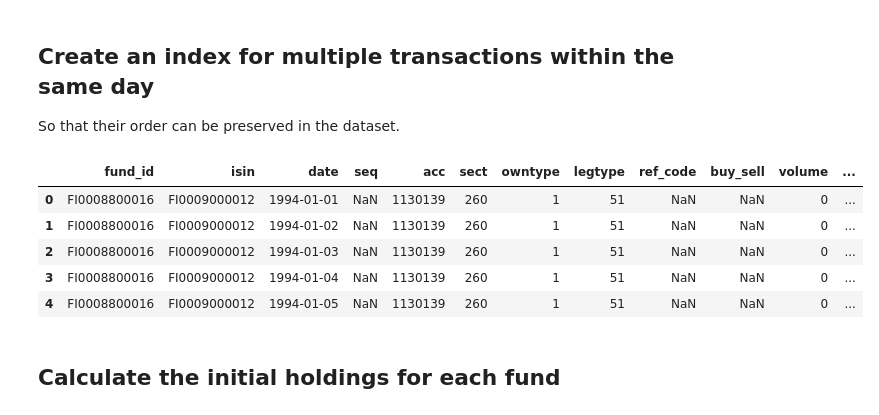
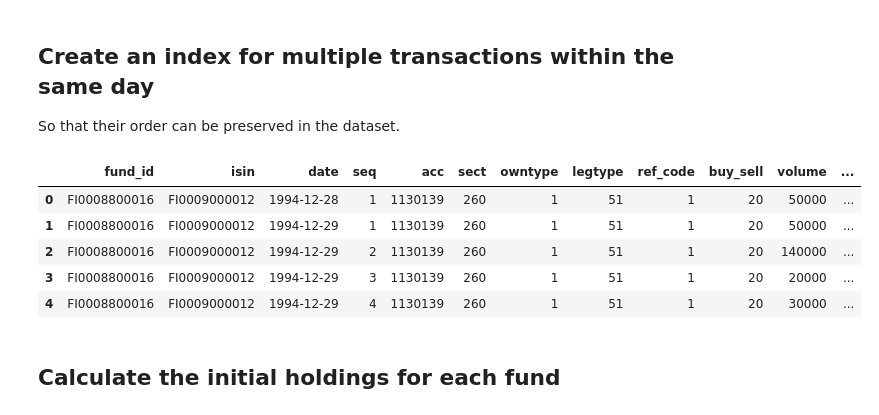
Before and after one commit to xxPeterxx/MutualFund, a Jupyter notebook: Analysis.ipynb, the cells around one changed output. Cells and saved outputs as stored; diff of their text form; code cells hidden in the pictures.

```diff
--- a/Analysis.ipynb
+++ b/Analysis.ipynb
@@ -981,43 +981,43 @@ def expand_panel(temp):
     temp_first_rows.drop('date', axis=1, inplace=True)
 
     # Create an entry for the first day
-    if First_Day <>"":
+    if First_Day != "":
         temp_first_rows.loc[dt.datetime.strptime(First_Day, '%Y-%b-%d')] = np.nan
         temp_first_rows.sort_index(inplace=True)
 
     # Up-sample
     ts_daily = temp_first_rows.resample('D')
 
     lst_fill = ['acc', 'sect', 'owntype', 'legtype']
     for x in lst_fill:
         ts_daily[x] = ts_daily[x].fillna(method='ffill')
         ts_daily[x] = ts_daily[x].fillna(method='bfill')
     lst_fill = ['volume']
     for x in lst_fill:
         ts_daily[x] = ts_daily[x].fillna(value=0)
         ts_daily[x] = ts_daily[x].fillna(value=0)
 
     ts_daily.reset_index(inplace=True)
     ts_daily.rename(columns={'index':'date'}, inplace=True)
     ts_daily['fund_id'] = gp_fund_id
     ts_daily['isin'] = gp_isin
 
     # Merge the remaining rows back to the data
     # Sort the DataFrame to preserve the order of transactions within the same day
     return ts_daily.merge(temp_remaining_rows, on=list(temp.columns), how='outer').sort_values(by=['date', 'seq']).reset_index()
 
 data_main = data_main.groupby(by=['fund_id', 'isin'], as_index=False).apply(expand_panel)
 data_main.reset_index(drop=True, inplace=True)
 data_main = data_main[['fund_id', 'isin', 'date', 'seq', 'acc', 'sect', 'owntype', 'legtype', 'ref_code', 'buy_sell', 'volume', 'price']]
 data_main.sort_values(by=['fund_id', 'isin', 'date', 'seq'], inplace=True)
 data_main.head()
 # %% [output]
 |  | fund_id | isin | date | seq | acc | sect | owntype | legtype | ref_code | buy_sell | volume | ... |
-| 0 | FI0008800016 | FI0009000012 | 1994-01-01 | NaN | 1130139 | 260 | 1 | 51 | NaN | NaN | 0 | ... |
-| 1 | FI0008800016 | FI0009000012 | 1994-01-02 | NaN | 1130139 | 260 | 1 | 51 | NaN | NaN | 0 | ... |
-| 2 | FI0008800016 | FI0009000012 | 1994-01-03 | NaN | 1130139 | 260 | 1 | 51 | NaN | NaN | 0 | ... |
-| 3 | FI0008800016 | FI0009000012 | 1994-01-04 | NaN | 1130139 | 260 | 1 | 51 | NaN | NaN | 0 | ... |
-| 4 | FI0008800016 | FI0009000012 | 1994-01-05 | NaN | 1130139 | 260 | 1 | 51 | NaN | NaN | 0 | ... |
+| 0 | FI0008800016 | FI0009000012 | 1994-12-28 | 1 | 1130139 | 260 | 1 | 51 | 1 | 20 | 50000 | ... |
+| 1 | FI0008800016 | FI0009000012 | 1994-12-29 | 1 | 1130139 | 260 | 1 | 51 | 1 | 20 | 50000 | ... |
+| 2 | FI0008800016 | FI0009000012 | 1994-12-29 | 2 | 1130139 | 260 | 1 | 51 | 1 | 20 | 140000 | ... |
+| 3 | FI0008800016 | FI0009000012 | 1994-12-29 | 3 | 1130139 | 260 | 1 | 51 | 1 | 20 | 20000 | ... |
+| 4 | FI0008800016 | FI0009000012 | 1994-12-29 | 4 | 1130139 | 260 | 1 | 51 | 1 | 20 | 30000 | ... |
 # %% [markdown]
 ## Calculate the initial holdings for each fund
 # %% [markdown]
```
Also changed, not shown: parts of 2 cells of this notebook.
